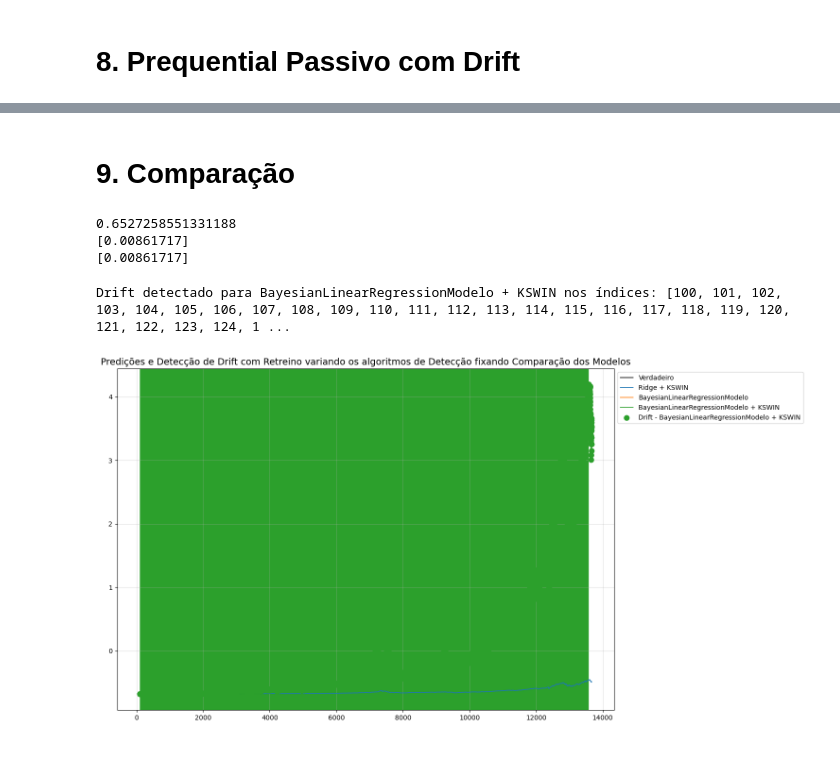
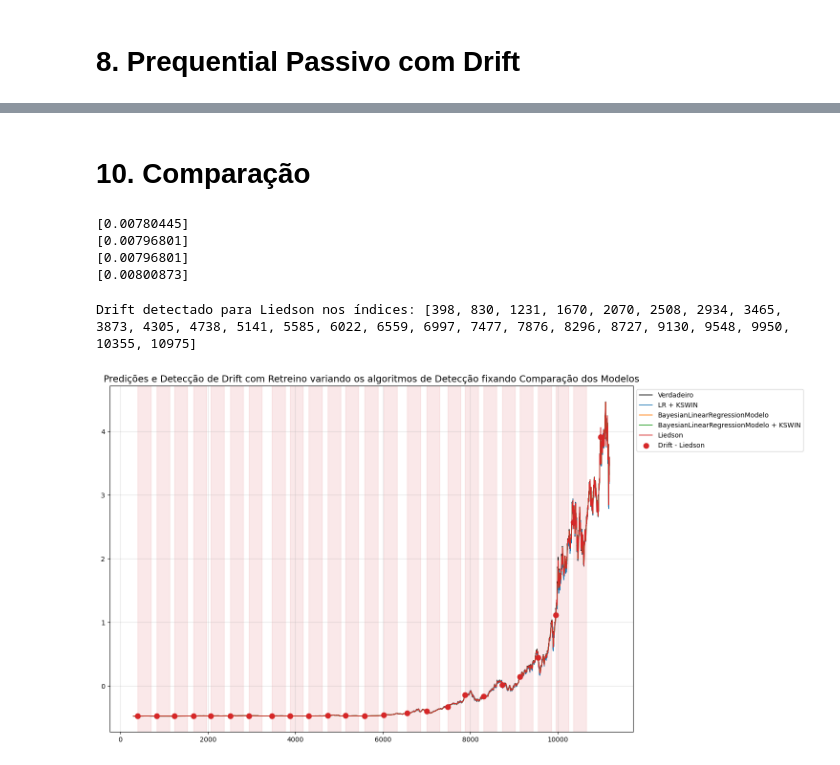
Before and after one commit to gabrielfers/Drift-Detection-PIBIC, a Jupyter notebook: 1- tutorial_online_algorithms.ipynb, the cells around one changed output, grey strips where cells are left out. Cells and saved outputs as stored; diff of their text form; code cells hidden in the pictures.

Commit message:
feat: refatoração e implementação do framework de liedson

```diff
--- a/1- tutorial_online_algorithms.ipynb
+++ b/1- tutorial_online_algorithms.ipynb
@@ -72,8 +76,8 @@ series = [
 ## Parâmetros de processamento
 # %%
 # Definindo parâmetros para processamento
-tamanho_batch = 100
+tamanho_batch = 300
 lags = 10
-serie_escolhida = series[2]
+serie_escolhida = series[0]
 print(f"Processando série: {serie_escolhida}")
 # %% [output]
@@ -135,4 +137,4 @@ modelos_online = [
 # **6. Prequential com Detecção de Drift**
 # %%
 avaliador = AvaliadorBatch()
-predicoes_ativo, deteccoes, mae_ativo = avaliador.executar_avaliacao(X, Y, tamanho_batch, RidgeRegressionModelo, KSWINDetector)
+predicoes_ativo, deteccoes_ativo, mae_ativo = avaliador.executar_avaliacao(X, Y, tamanho_batch, LinearRegressionModelo, KSWINDetector)
@@ -144,5 +170,5 @@ predicoes_passivo, mae_passivo = avaliador.executar_avaliacao(X, Y, tamanho_batc
 # %% [markdown]
 # **8. Prequential Passivo com Drift**
 # %%
-from avaliacao.DriftEvaluator import DriftEvaluator
-predicoes_ativo_online, deteccoes_ativo_online, mae_ativo_online = DriftEvaluator.prequential_online_com_drift(X, Y, tamanho_batch, BayesianLinearRegressionModelo, KSWINDetector)
+avaliador = AvaliadorFramework()
+predicoes_ativo_online, deteccoes_ativo_online, mae_ativo_online = avaliador.executar_avaliacao(X, Y, tamanho_batch, BayesianLinearRegressionModelo, KSWINDetector)
@@ -148,0 +189,3 @@ predicoes_ativo_online, deteccoes_ativo_online, mae_ativo_online = DriftEvaluato
+# %%
+framework = FrameLiedson(BayesianLinearRegressionModelo, KSWINDetector, 30, 100)
+predicoes_frame, deteccoes_frame, mae_frame = framework.prequential(X, Y, tamanho_batch)
@@ -149,26 +204,30 @@ predicoes_ativo_online, deteccoes_ativo_online, mae_ativo_online = DriftEvaluato
 # %% [markdown]
-# **9. Comparação**
+# **10. Comparação**
 # %%
-print(mae_ativo[0])
+print(mae_ativo)
 print(mae_passivo)
 print(mae_ativo_online)
+print(mae_frame)
 # %% [output]
-0.6527258551331188
-[0.00861717]
-[0.00861717]
+[0.00780445]
+[0.00796801]
+[0.00796801]
+[0.00800873]
 # %%
 # Plotando os resultados
 Visualizer.plotar_resultados_multi(Y,
                   [predicoes_ativo,
                    predicoes_passivo,
-                   predicoes_ativo_online],
-                  ["Ridge + KSWIN",
+                   predicoes_ativo_online,
+                   predicoes_frame],
+                  ["LR + KSWIN",
                    "BayesianLinearRegressionModelo",
-                   "BayesianLinearRegressionModelo + KSWIN"],
-                  {"BayesianLinearRegressionModelo + KSWIN": deteccoes_ativo_online},
+                   "BayesianLinearRegressionModelo + KSWIN",
+                   "Liedson"],
+                  {"Liedson": deteccoes_frame},
                   tamanho_batch,
                   detector_or_modelo="Comparação dos Modelos",
                   )
 # %% [output]
-Drift detectado para BayesianLinearRegressionModelo + KSWIN nos índices: [100, 101, 102, 103, 104, 105, 106, 107, 108, 109, 110, 111, 112, 113, 114, 115, 116, 117, 118, 119, 120, 121, 122, 123, 124, 1 ...
+Drift detectado para Liedson nos índices: [398, 830, 1231, 1670, 2070, 2508, 2934, 3465, 3873, 4305, 4738, 5141, 5585, 6022, 6559, 6997, 7477, 7876, 8296, 8727, 9130, 9548, 9950, 10355, 10975]
-[figure, old version]
+[figure, new version]
```
Also changed, not shown: parts of 10 cells of this notebook, 4 other files.
